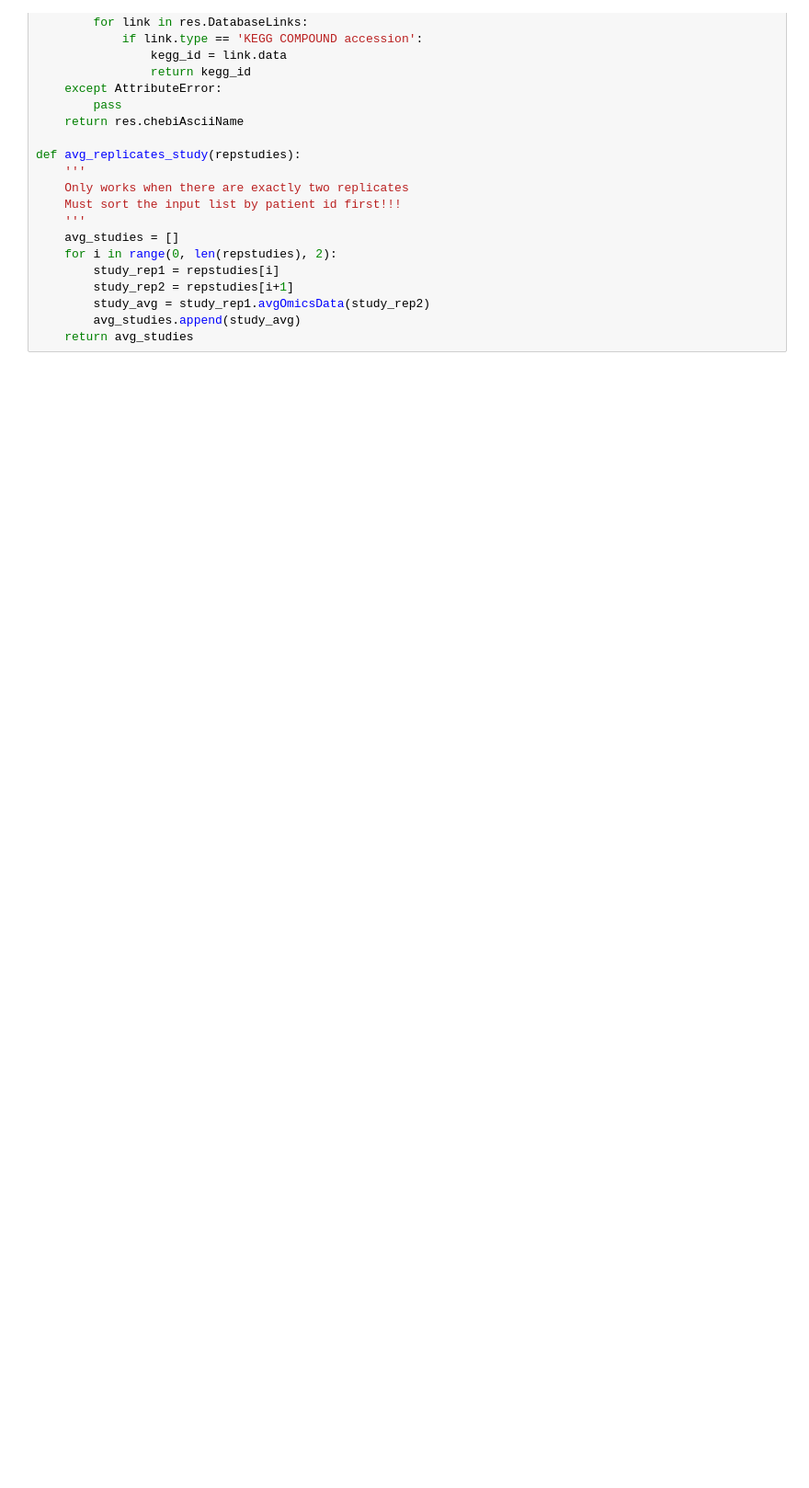
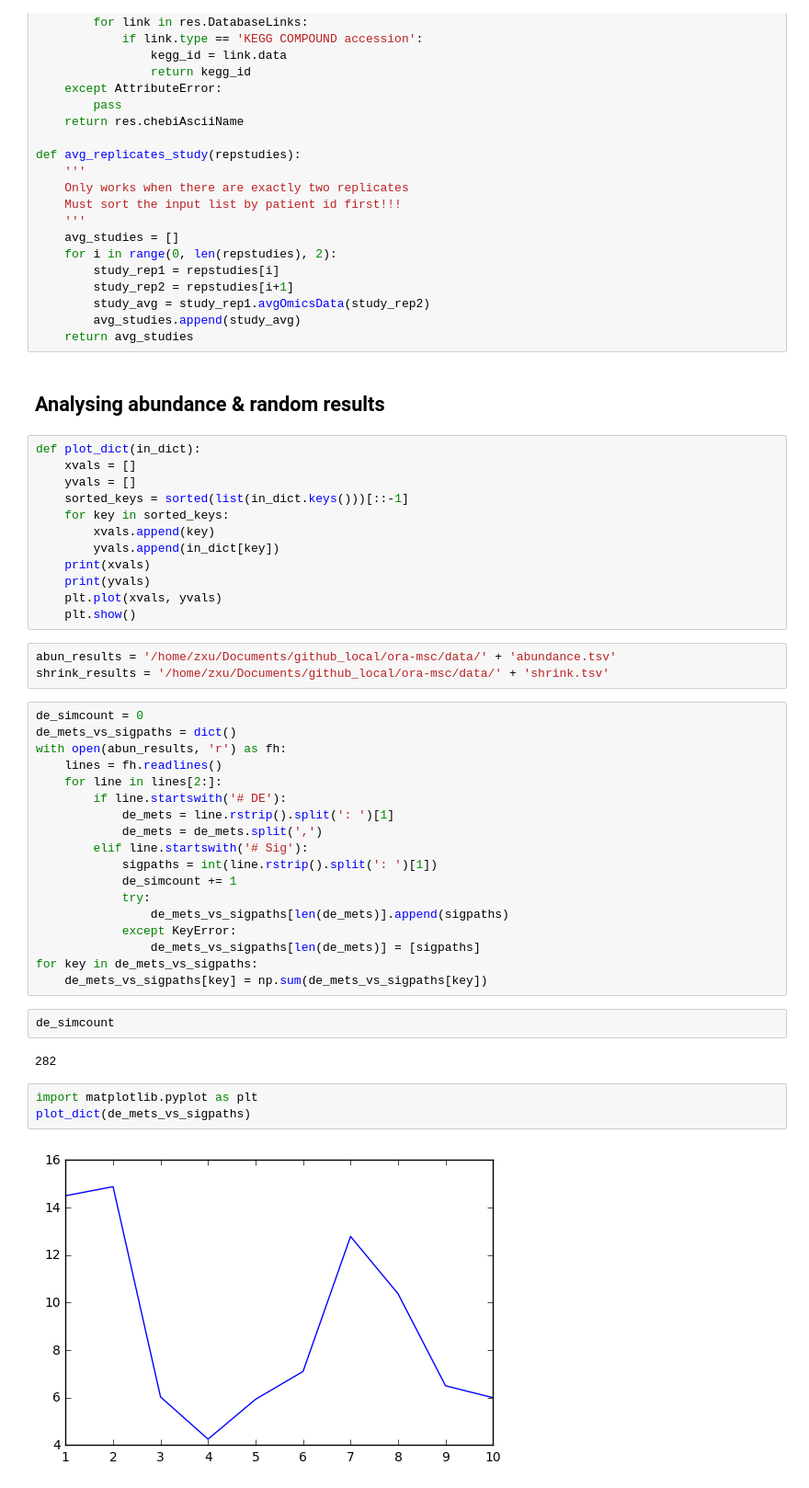
Before and after one commit to Louiszr/ora_msc, a Jupyter notebook: New_dataset.ipynb, the cells around one changed output. Shown at 92% size. Cells and saved outputs as stored; diff of their text form; blank space fills up the shorter version.

Commit message:
Plot and data generation

```diff
--- a/New_dataset.ipynb
+++ b/New_dataset.ipynb
@@ -690,3 +729,47 @@ def avg_replicates_study(repstudies):
         study_avg = study_rep1.avgOmicsData(study_rep2)
         avg_studies.append(study_avg)
     return avg_studies
+# %% [markdown]
+## Analysing abundance & random results
+# %%
+def plot_dict(in_dict):
+    xvals = []
+    yvals = []
+    sorted_keys = sorted(list(in_dict.keys()))[::-1]
+    for key in sorted_keys:
+        xvals.append(key)
+        yvals.append(in_dict[key])
+    print(xvals)
+    print(yvals)
+    plt.plot(xvals, yvals)
+    plt.show()
+# %%
+abun_results = '/home/zxu/Documents/github_local/ora-msc/data/' + 'abundance.tsv'
+shrink_results = '/home/zxu/Documents/github_local/ora-msc/data/' + 'shrink.tsv'
+# %%
+de_simcount = 0
+de_mets_vs_sigpaths = dict()
+with open(abun_results, 'r') as fh:
+    lines = fh.readlines()
+    for line in lines[2:]:
+        if line.startswith('# DE'):
+            de_mets = line.rstrip().split(': ')[1]
+            de_mets = de_mets.split(',')
+        elif line.startswith('# Sig'):
+            sigpaths = int(line.rstrip().split(': ')[1])
+            de_simcount += 1
+            try:
+                de_mets_vs_sigpaths[len(de_mets)].append(sigpaths)
+            except KeyError:
+                de_mets_vs_sigpaths[len(de_mets)] = [sigpaths]
+for key in de_mets_vs_sigpaths:
+    de_mets_vs_sigpaths[key] = np.sum(de_mets_vs_sigpaths[key])
+# %%
+de_simcount
+# %% [output]
+282
+# %%
+import matplotlib.pyplot as plt
+plot_dict(de_mets_vs_sigpaths)
+# %% [output]
+[figure, added]
```
Also changed, not shown: parts of 15 cells of this notebook.
